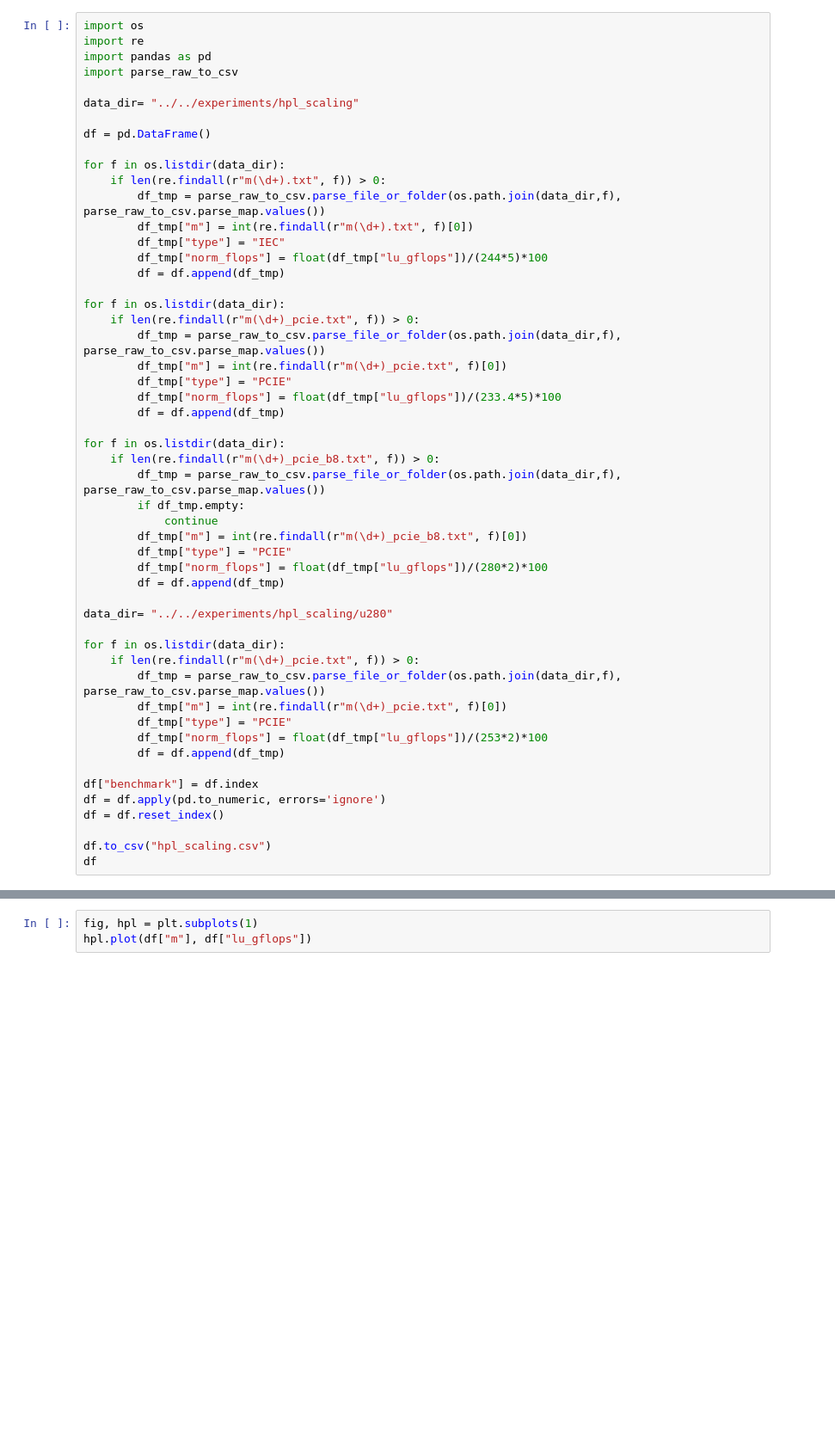
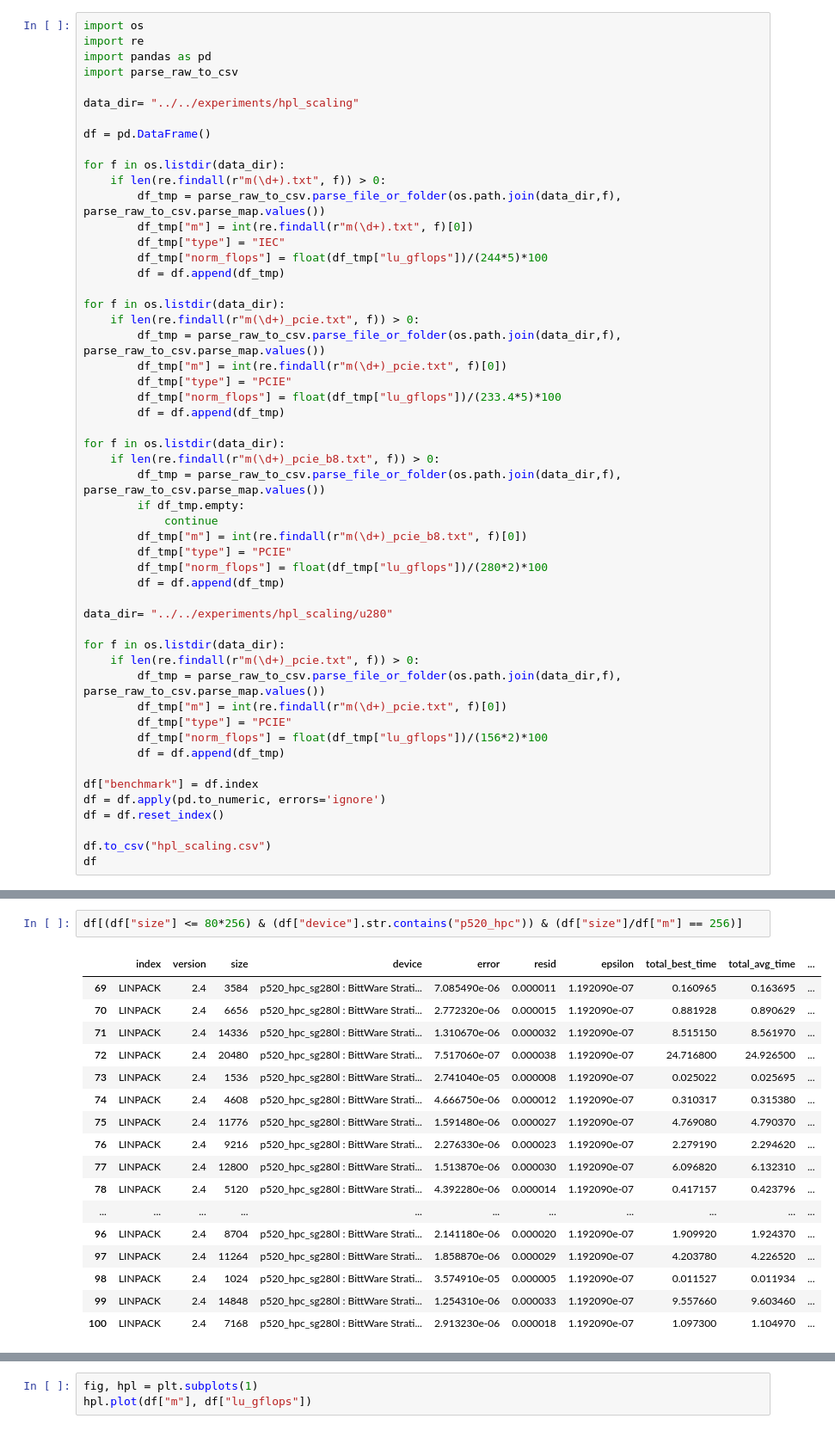
Before and after one commit to pc2/hpcc_fpga_eval_21, a Jupyter notebook: scripts/plots/hpl_scaling.ipynb, the cells around one changed output, grey strips where cells are left out. Shown at 86% size. Saved outputs shown, nothing was run; the diff lists cells and outputs as text; blank space fills up the shorter version.

```diff
--- a/scripts/plots/hpl_scaling.ipynb
+++ b/scripts/plots/hpl_scaling.ipynb
@@ -41,7 +41,7 @@ for f in os.listdir(data_dir):
         df_tmp = parse_raw_to_csv.parse_file_or_folder(os.path.join(data_dir,f), parse_raw_to_csv.parse_map.values())
         df_tmp["m"] = int(re.findall(r"m(\d+)_pcie.txt", f)[0])
         df_tmp["type"] = "PCIE"
-        df_tmp["norm_flops"] = float(df_tmp["lu_gflops"])/(253*2)*100
+        df_tmp["norm_flops"] = float(df_tmp["lu_gflops"])/(156*2)*100
         df = df.append(df_tmp)
 
 df["benchmark"] = df.index
@@ -102,0 +119,20 @@ fig.savefig("hpl_scaling_norm.pdf")
+# %%
+df[(df["size"] <= 80*256) & (df["device"].str.contains("p520_hpc")) & (df["size"]/df["m"] == 256)]
+# %% [output]
+|  | index | version | size | device | error | resid | epsilon | total_best_time | total_avg_time | ... |
+| 69 | LINPACK | 2.4 | 3584 | p520_hpc_sg280l : BittWare Strati... | 7.085490e-06 | 0.000011 | 1.192090e-07 | 0.160965 | 0.163695 | ... |
+| 70 | LINPACK | 2.4 | 6656 | p520_hpc_sg280l : BittWare Strati... | 2.772320e-06 | 0.000015 | 1.192090e-07 | 0.881928 | 0.890629 | ... |
+| 71 | LINPACK | 2.4 | 14336 | p520_hpc_sg280l : BittWare Strati... | 1.310670e-06 | 0.000032 | 1.192090e-07 | 8.515150 | 8.561970 | ... |
+| 72 | LINPACK | 2.4 | 20480 | p520_hpc_sg280l : BittWare Strati... | 7.517060e-07 | 0.000038 | 1.192090e-07 | 24.716800 | 24.926500 | ... |
+| 73 | LINPACK | 2.4 | 1536 | p520_hpc_sg280l : BittWare Strati... | 2.741040e-05 | 0.000008 | 1.192090e-07 | 0.025022 | 0.025695 | ... |
+| 74 | LINPACK | 2.4 | 4608 | p520_hpc_sg280l : BittWare Strati... | 4.666750e-06 | 0.000012 | 1.192090e-07 | 0.310317 | 0.315380 | ... |
+| 75 | LINPACK | 2.4 | 11776 | p520_hpc_sg280l : BittWare Strati... | 1.591480e-06 | 0.000027 | 1.192090e-07 | 4.769080 | 4.790370 | ... |
+| 76 | LINPACK | 2.4 | 9216 | p520_hpc_sg280l : BittWare Strati... | 2.276330e-06 | 0.000023 | 1.192090e-07 | 2.279190 | 2.294620 | ... |
+| 77 | LINPACK | 2.4 | 12800 | p520_hpc_sg280l : BittWare Strati... | 1.513870e-06 | 0.000030 | 1.192090e-07 | 6.096820 | 6.132310 | ... |
+| 78 | LINPACK | 2.4 | 5120 | p520_hpc_sg280l : BittWare Strati... | 4.392280e-06 | 0.000014 | 1.192090e-07 | 0.417157 | 0.423796 | ... |
+| ... | ... | ... | ... | ... | ... | ... | ... | ... | ... | ... |
+| 96 | LINPACK | 2.4 | 8704 | p520_hpc_sg280l : BittWare Strati... | 2.141180e-06 | 0.000020 | 1.192090e-07 | 1.909920 | 1.924370 | ... |
+| 97 | LINPACK | 2.4 | 11264 | p520_hpc_sg280l : BittWare Strati... | 1.858870e-06 | 0.000029 | 1.192090e-07 | 4.203780 | 4.226520 | ... |
+| 98 | LINPACK | 2.4 | 1024 | p520_hpc_sg280l : BittWare Strati... | 3.574910e-05 | 0.000005 | 1.192090e-07 | 0.011527 | 0.011934 | ... |
+| 99 | LINPACK | 2.4 | 14848 | p520_hpc_sg280l : BittWare Strati... | 1.254310e-06 | 0.000033 | 1.192090e-07 | 9.557660 | 9.603460 | ... |
+| 100 | LINPACK | 2.4 | 7168 | p520_hpc_sg280l : BittWare Strati... | 2.913230e-06 | 0.000018 | 1.192090e-07 | 1.097300 | 1.104970 | ... |
```
Also changed, not shown: parts of 5 cells of this notebook, 5 other files.
